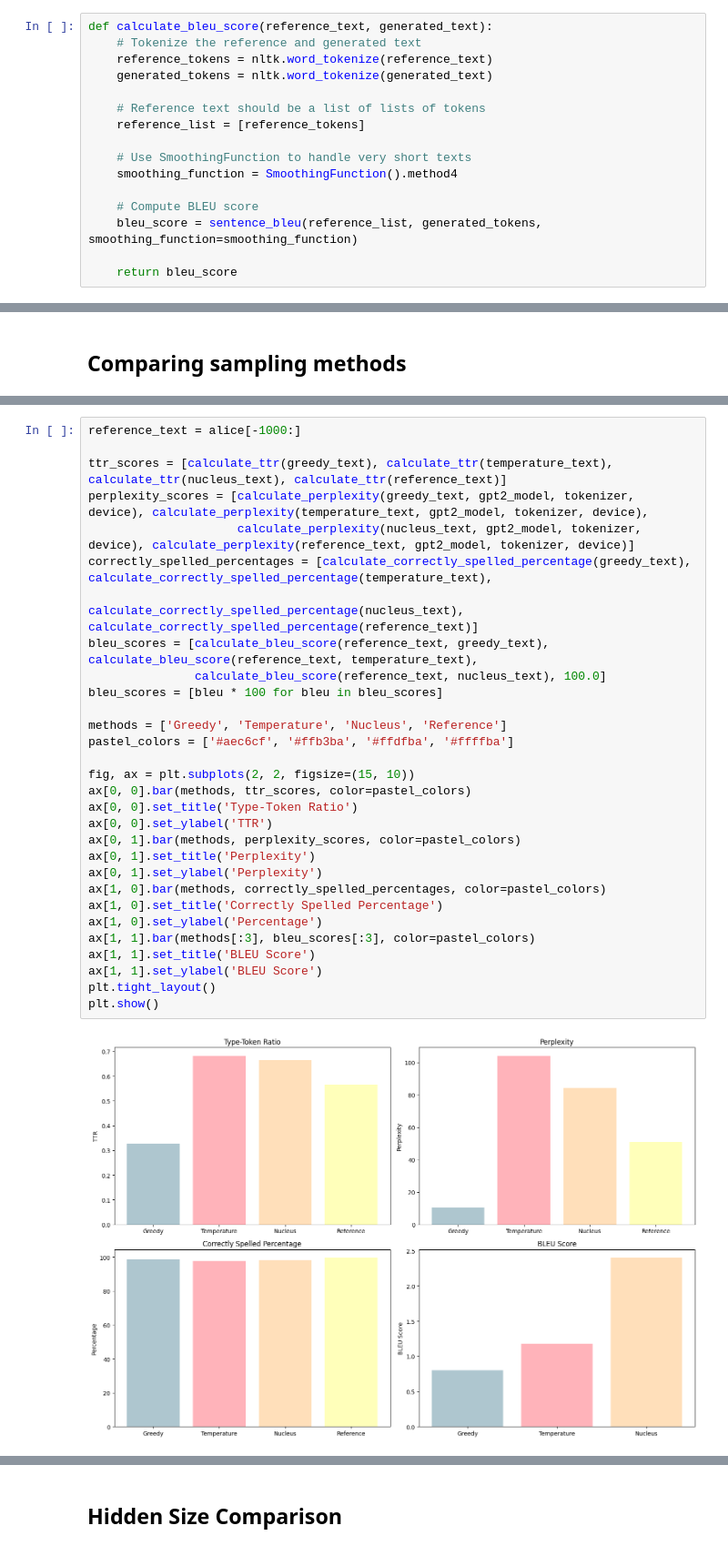
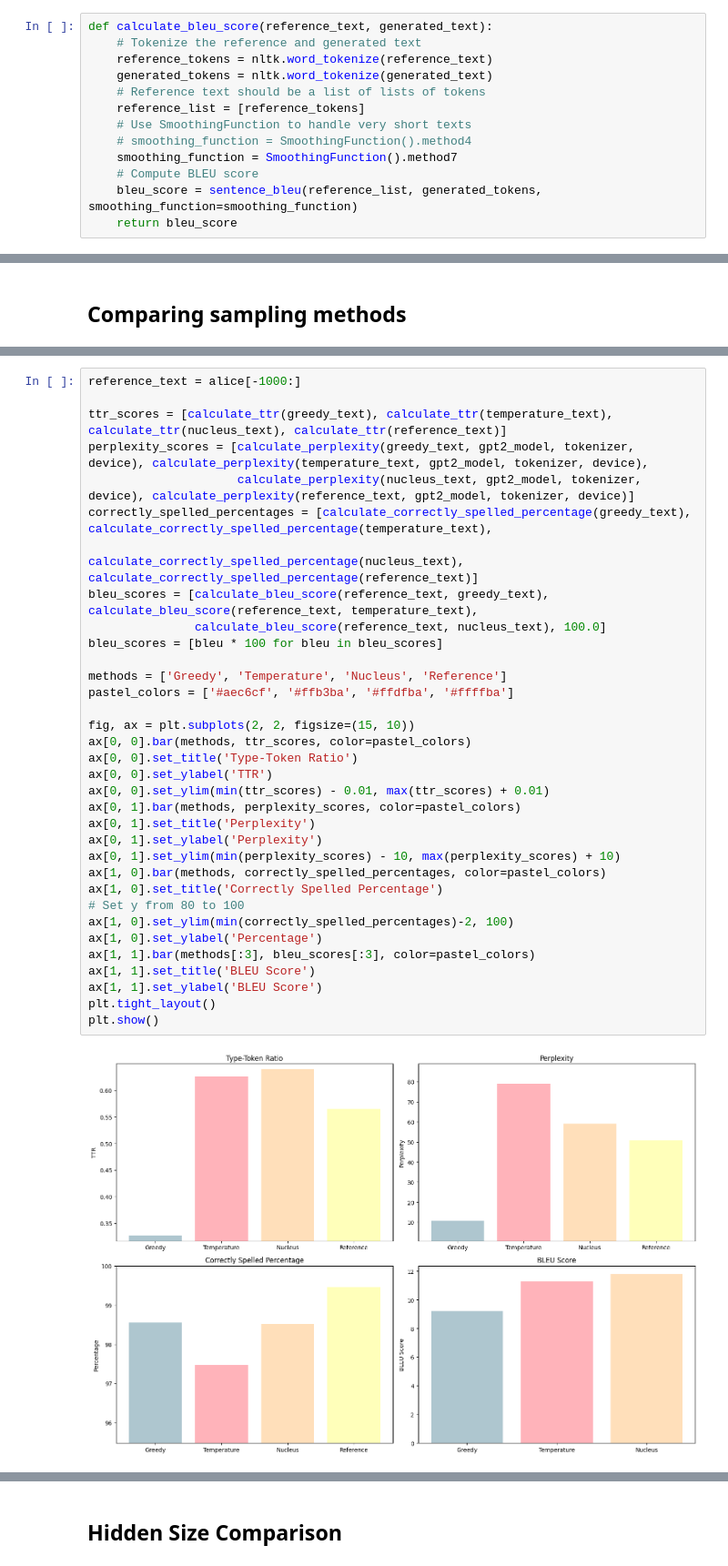
Before and after one commit to ttperr/DD2424-DL-Text_Gen_Project, a Jupyter notebook: evaluation.ipynb, the cells around one changed output, grey strips where cells are left out. Shown at 91% size. Drawn from its saved outputs; the diff is of its cells as text.

```diff
--- a/evaluation.ipynb
+++ b/evaluation.ipynb
@@ -227,16 +221,13 @@ def calculate_bleu_score(reference_text, generated_text):
     # Tokenize the reference and generated text
     reference_tokens = nltk.word_tokenize(reference_text)
     generated_tokens = nltk.word_tokenize(generated_text)
-
     # Reference text should be a list of lists of tokens
     reference_list = [reference_tokens]
-
     # Use SmoothingFunction to handle very short texts
-    smoothing_function = SmoothingFunction().method4
-
+    # smoothing_function = SmoothingFunction().method4
+    smoothing_function = SmoothingFunction().method7
     # Compute BLEU score
     bleu_score = sentence_bleu(reference_list, generated_tokens, smoothing_function=smoothing_function)
-
     return bleu_score
 # %% [markdown]
 # Evaluation
@@ -269,31 +259,35 @@ Done.
 reference_text = alice[-1000:]
 
 ttr_scores = [calculate_ttr(greedy_text), calculate_ttr(temperature_text), calculate_ttr(nucleus_text), calculate_ttr(reference_text)]
 perplexity_scores = [calculate_perplexity(greedy_text, gpt2_model, tokenizer, device), calculate_perplexity(temperature_text, gpt2_model, tokenizer, device),
                      calculate_perplexity(nucleus_text, gpt2_model, tokenizer, device), calculate_perplexity(reference_text, gpt2_model, tokenizer, device)]
 correctly_spelled_percentages = [calculate_correctly_spelled_percentage(greedy_text), calculate_correctly_spelled_percentage(temperature_text),
                                  calculate_correctly_spelled_percentage(nucleus_text), calculate_correctly_spelled_percentage(reference_text)]
 bleu_scores = [calculate_bleu_score(reference_text, greedy_text), calculate_bleu_score(reference_text, temperature_text),
                calculate_bleu_score(reference_text, nucleus_text), 100.0]
 bleu_scores = [bleu * 100 for bleu in bleu_scores]
 
 methods = ['Greedy', 'Temperature', 'Nucleus', 'Reference']
 pastel_colors = ['#aec6cf', '#ffb3ba', '#ffdfba', '#ffffba']
 
 fig, ax = plt.subplots(2, 2, figsize=(15, 10))
 ax[0, 0].bar(methods, ttr_scores, color=pastel_colors)
 ax[0, 0].set_title('Type-Token Ratio')
 ax[0, 0].set_ylabel('TTR')
+ax[0, 0].set_ylim(min(ttr_scores) - 0.01, max(ttr_scores) + 0.01)
 ax[0, 1].bar(methods, perplexity_scores, color=pastel_colors)
 ax[0, 1].set_title('Perplexity')
 ax[0, 1].set_ylabel('Perplexity')
+ax[0, 1].set_ylim(min(perplexity_scores) - 10, max(perplexity_scores) + 10)
 ax[1, 0].bar(methods, correctly_spelled_percentages, color=pastel_colors)
 ax[1, 0].set_title('Correctly Spelled Percentage')
+# Set y from 80 to 100
+ax[1, 0].set_ylim(min(correctly_spelled_percentages)-2, 100)
 ax[1, 0].set_ylabel('Percentage')
 ax[1, 1].bar(methods[:3], bleu_scores[:3], color=pastel_colors)
 ax[1, 1].set_title('BLEU Score')
 ax[1, 1].set_ylabel('BLEU Score')
 plt.tight_layout()
 plt.show()
 # %% [output]
-[figure, old version]
+[figure, new version]
```
Also changed, not shown: parts of 16 cells of this notebook.
